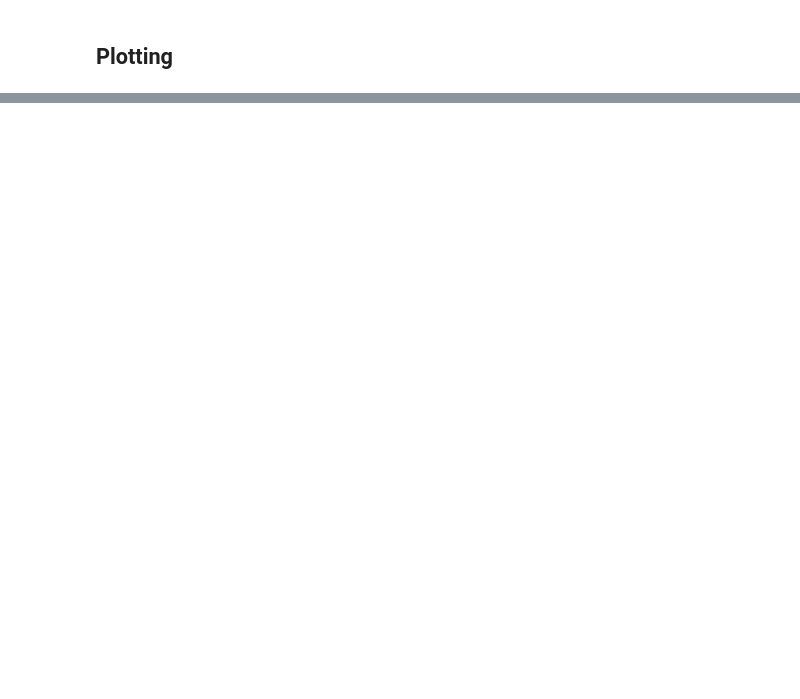
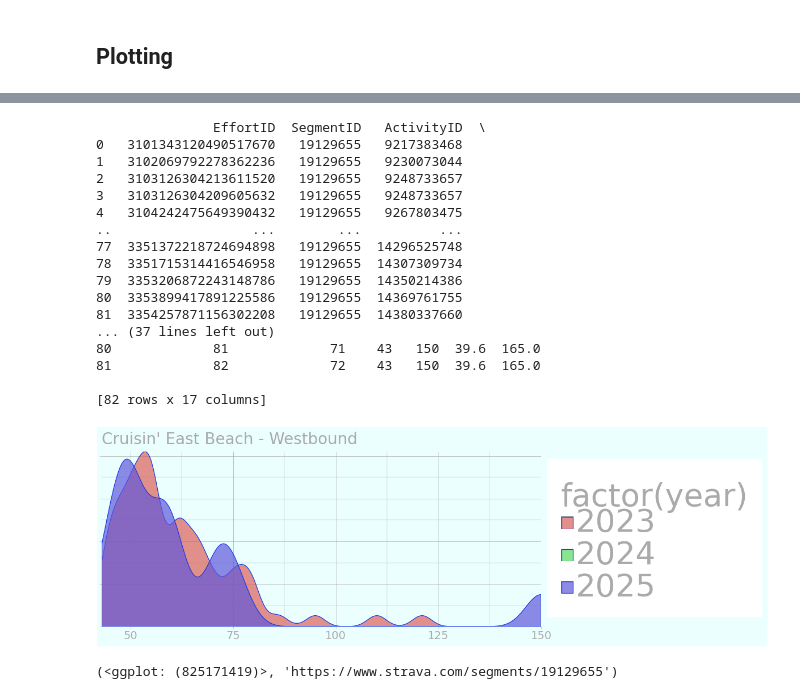
Before and after one commit to NWNHT/StravaPlotting, a Jupyter notebook: src/segments.ipynb, the cells around one changed output, grey strips where cells are left out. Drawn from its saved outputs; the diff is of its cells as text; code cells hidden in the pictures; blank space fills up the shorter version.

```diff
--- a/src/segments.ipynb
+++ b/src/segments.ipynb
@@ -90,5 +90,5 @@ activities
 # %% [markdown]
 # Activity Detail
 # %%
-activ_id = activity_id_by_date(activities=activities, date=datetime.date(2025, 4, 26))
+activ_id = activity_id_by_date(activities=activities, date=datetime.date(2025, 4, 18))
 activity_detail = get_activity_detail(activities, activ_id, activity_cache, include_all_efforts=True)
@@ -790,0 +998,28 @@ segment_effort_graph(bc_segments, segment_id)
+# %%
+# Selection of segment
+activity_date = datetime.date(2025, 5, 4)
+segment_index = 12
+segment_id = segment_id_from_activity_date_and_index(activities, activity_date, segment_index)
+# segment_id = segment_link_to_segment_id('https://www.strava.com/segments/23981846?filter=overall')
+
+segment_effort_graph_distribution(bc_segments, segment_id)
+# %% [output]
+               EffortID  SegmentID   ActivityID  \
+0   3101343120490517670   19129655   9217383468
+1   3102069792278362236   19129655   9230073044
+2   3103126304213611520   19129655   9248733657
+3   3103126304209605632   19129655   9248733657
+4   3104242475649390432   19129655   9267803475
+..                  ...        ...          ...
+77  3351372218724694898   19129655  14296525748
+78  3351715314416546958   19129655  14307309734
+79  3353206872243148786   19129655  14350214386
+80  3353899417891225586   19129655  14369761755
+81  3354257871156302208   19129655  14380337660
+... (37 lines left out)
+80             81             71    43   150  39.6  165.0
+81             82             72    43   150  39.6  165.0
+
+[82 rows x 17 columns]
+[figure, added]
+(<ggplot: (825171419)>, 'https://www.strava.com/segments/19129655')
```
Also changed, not shown: parts of 28 cells of this notebook, 1 other file.
